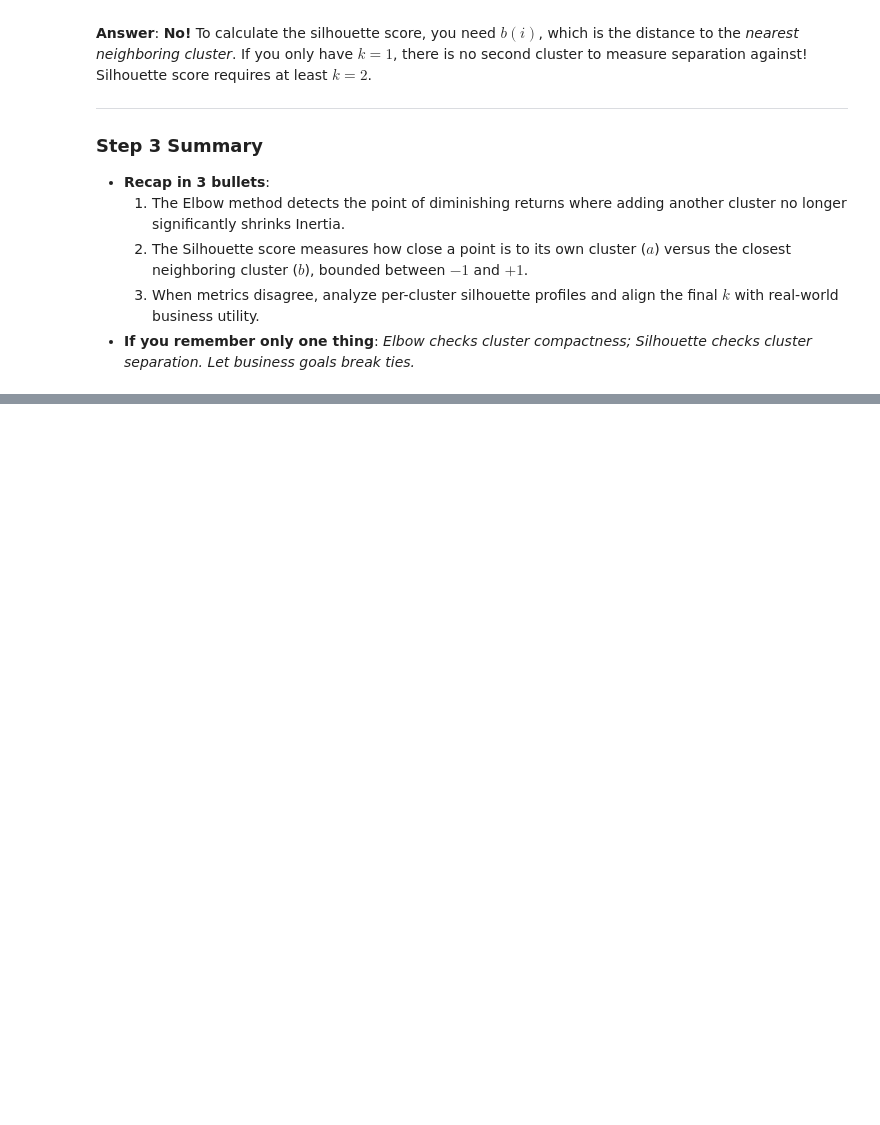
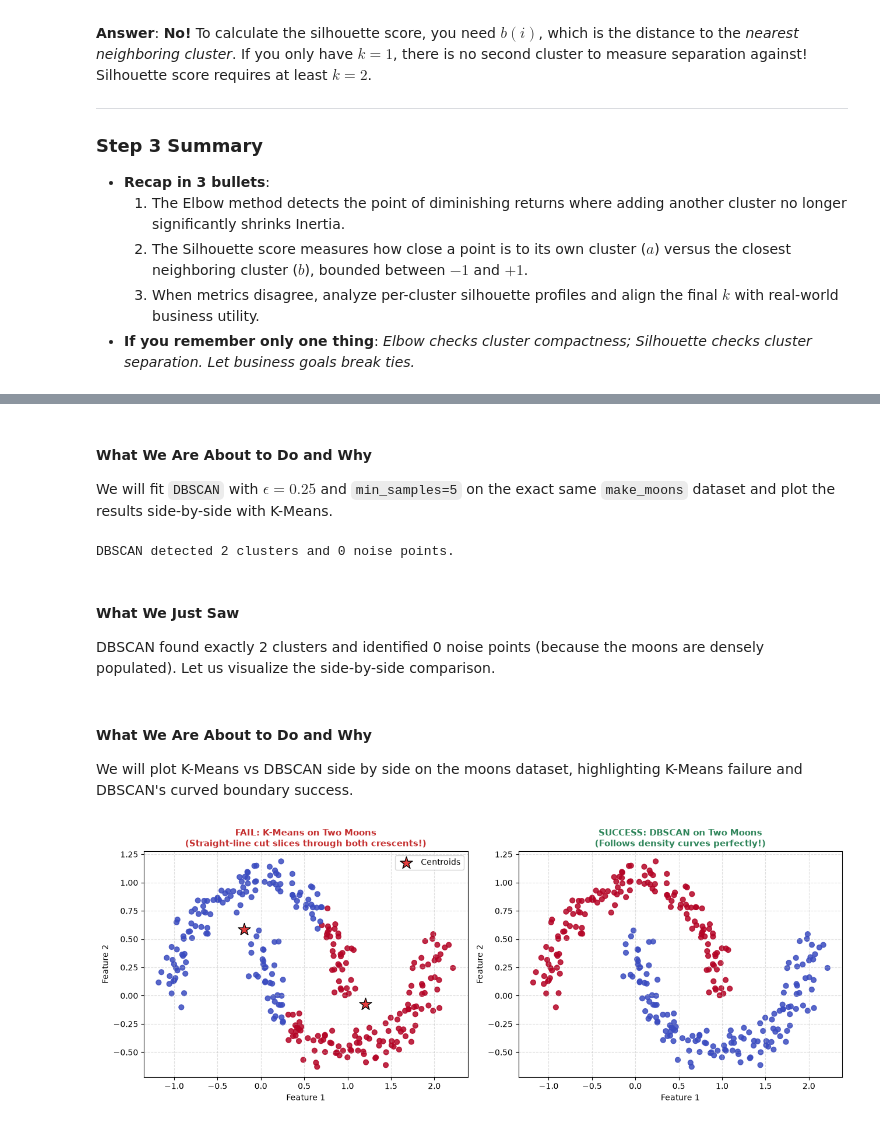
Before and after one commit to Arnav-Shrivastava/unsupervised-learning-zero-to-one, a Jupyter notebook: unsupervised_learning_zero_to_one.ipynb, the cells around one changed output, grey strips where cells are left out. Saved outputs shown, nothing was run; the diff lists cells and outputs as text; code cells hidden in the pictures; folded sections open; blank space fills up the shorter version.

Commit message:
feat: add failure demo and DBSCAN density clustering

```diff
--- a/unsupervised_learning_zero_to_one.ipynb
+++ b/unsupervised_learning_zero_to_one.ipynb
@@ -872,0 +920,14 @@ Blindly picking $k=2$ just because the silhouette score had a tiny technical pea
+# %%
+# Step 4.1 Code: Generating Moons & Demonstrating K-Means Failure
+from sklearn.datasets import make_moons
+from sklearn.cluster import KMeans
+
+# Generate 300 points in two interlocking crescents
+X_moons, y_moons = make_moons(n_samples=300, noise=0.08, random_state=42)
+
+# Attempt to cluster using K-Means (k=2)
+kmeans_moons = KMeans(n_clusters=2, random_state=42, n_init=10)
+labels_km_moons = kmeans_moons.fit_predict(X_moons)
+
+print(f"Generated {len(X_moons)} points in 2 crescent shapes.")
+print("K-Means fitted. Notice how it forced a straight-line cut.")
@@ -872,0 +984,43 @@ Blindly picking $k=2$ just because the silhouette score had a tiny technical pea
+# %% [markdown]
+#### What We Are About to Do and Why
+We will fit `DBSCAN` with $\epsilon=0.25$ and `min_samples=5` on the exact same `make_moons` dataset and plot the results side-by-side with K-Means.
+# %%
+# Step 4.2 Code: Fitting DBSCAN on the Moons Dataset
+from sklearn.cluster import DBSCAN
+
+# Fit DBSCAN
+dbscan_moons = DBSCAN(eps=0.25, min_samples=5)
+labels_db_moons = dbscan_moons.fit_predict(X_moons)
+
+n_clusters_db = len(set(labels_db_moons)) - (1 if -1 in labels_db_moons else 0)
+n_noise_db = list(labels_db_moons).count(-1)
+print(f"DBSCAN detected {n_clusters_db} clusters and {n_noise_db} noise points.")
+# %% [output]
+DBSCAN detected 2 clusters and 0 noise points.
+# %% [markdown]
+#### What We Just Saw
+DBSCAN found exactly 2 clusters and identified 0 noise points (because the moons are densely populated). Let us visualize the side-by-side comparison.
+# %% [markdown]
+#### What We Are About to Do and Why
+We will plot K-Means vs DBSCAN side by side on the moons dataset, highlighting K-Means failure and DBSCAN's curved boundary success.
+# %%
+# Step 4.2 Plot: K-Means Failure vs DBSCAN Success on Moons
+fig, (ax1, ax2) = plt.subplots(1, 2, figsize=(13, 5))
+
+# Plot K-Means Failure
+ax1.scatter(X_moons[:, 0], X_moons[:, 1], c=labels_km_moons, cmap='coolwarm', s=40, alpha=0.85)
+ax1.scatter(kmeans_moons.cluster_centers_[:, 0], kmeans_moons.cluster_centers_[:, 1], c='#E53E3E', marker='*', s=250, edgecolors='black', label='Centroids')
+ax1.set_title("FAIL: K-Means on Two Moons\n(Straight-line cut slices through both crescents!)", fontsize=11, fontweight='bold', color='#C53030')
+ax1.set_xlabel("Feature 1", fontsize=10); ax1.set_ylabel("Feature 2", fontsize=10)
+ax1.legend(); ax1.grid(True, linestyle='--', alpha=0.4)
+
+# Plot DBSCAN Success
+ax2.scatter(X_moons[:, 0], X_moons[:, 1], c=labels_db_moons, cmap='coolwarm', s=40, alpha=0.85)
+ax2.set_title("SUCCESS: DBSCAN on Two Moons\n(Follows density curves perfectly!)", fontsize=11, fontweight='bold', color='#2F855A')
+ax2.set_xlabel("Feature 1", fontsize=10); ax2.set_ylabel("Feature 2", fontsize=10)
+ax2.grid(True, linestyle='--', alpha=0.4)
+
+plt.tight_layout()
+plt.show()
+# %% [output]
+[figure, added]
```
Also changed, not shown: parts of 13 cells of this notebook.
